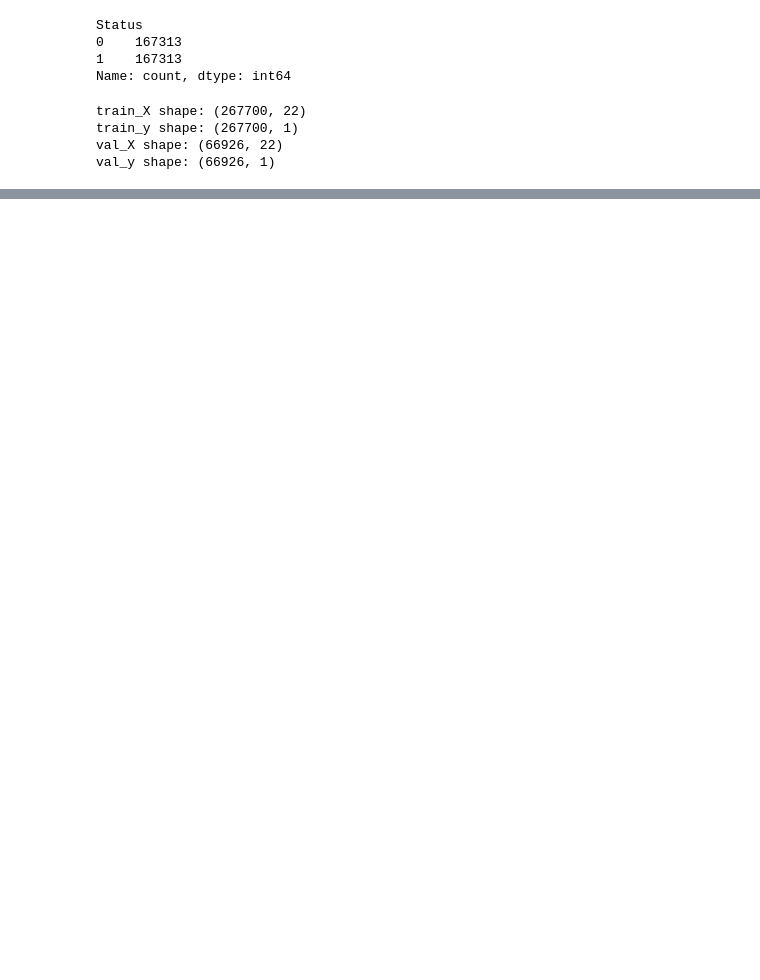
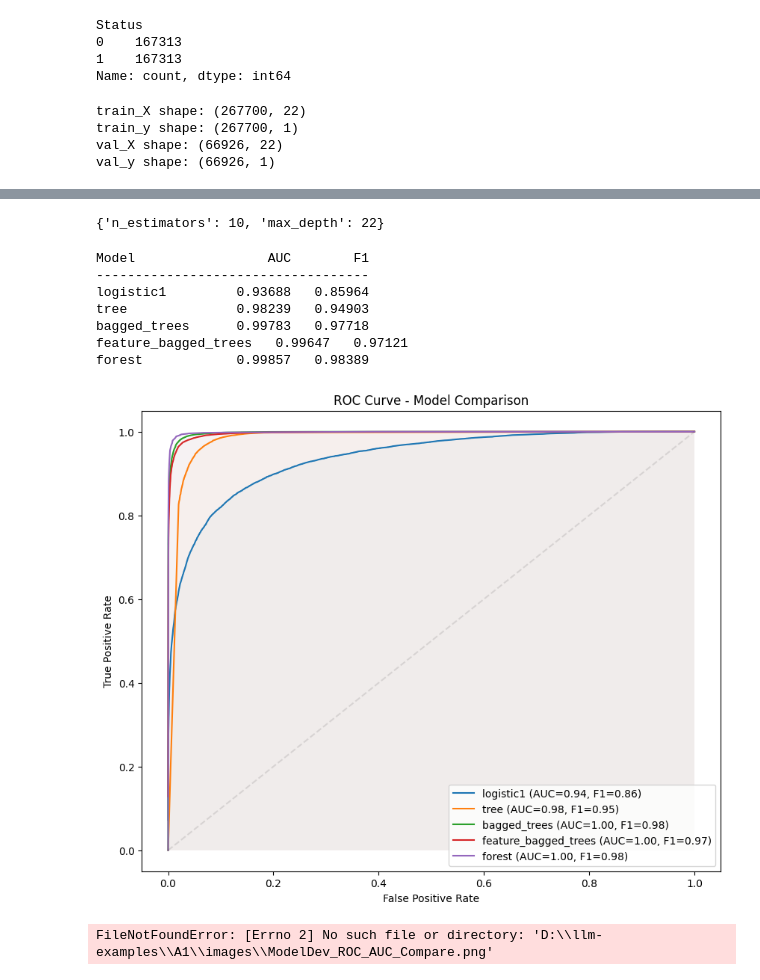
Before and after one commit to NgDK27/ML-A1, a Jupyter notebook: notebooks/3.Model_Building.ipynb, the cells around one changed output, grey strips where cells are left out. Saved outputs shown, nothing was run; the diff lists cells and outputs as text; code cells hidden in the pictures; blank space fills up the shorter version.

Commit message:
Updated model metrics

```diff
--- a/notebooks/3.Model_Building.ipynb
+++ b/notebooks/3.Model_Building.ipynb
@@ -195,37 +218,48 @@ grid_clf.fit(train_X, train_y.values.ravel())
 train_pred_y = grid_clf.predict(train_X)
 val_pred_y = grid_clf.predict(val_X)
 clfs["forest"] = grid_clf
+# %%
+grid_clf.best_params_
+# %% [output]
+{'n_estimators': 10, 'max_depth': 22}
 # %%
 fig, axis = plt.subplots(figsize=(10, 8))
 
 print(f"{'Model':15}{'AUC':>10}{'F1':>10}")
 print("-" * 35)
 for name, clf in clfs.items():
     if name == "logistic2":
         prob_y = clf.predict_proba(val_X_poly2)[:, 1]
         pred_y = clf.predict(val_X_poly2)
     elif name == "logistic3":
         prob_y = clf.predict_proba(val_X_poly3)[:, 1]
         pred_y = clf.predict(val_X_poly3)
-    elif name == "logistic4":
-        prob_y = clf.predict_proba(val_X_poly4)[:, 1]
-        pred_y = clf.predict(val_X_poly4)
     else:
         prob_y = clf.predict_proba(val_X)[:, 1]
         pred_y = clf.predict(val_X)
 
     fpr, tpr, thresholds = roc_curve(val_y, prob_y)
     roc_auc = auc(fpr, tpr)
     sns.lineplot(x=fpr, y=tpr, label=f"{name} (AUC={roc_auc:.2f}, F1={f1_score(val_y, pred_y):.2f})", ax=axis)
     plt.fill_between(fpr, tpr, alpha=0.024)
     print(f"{name:15}{roc_auc:10.5f}{f1_score(val_y, pred_y):10.5f}")
 
 
 plt.plot([0, 1], [0, 1], linestyle="--", color="black", alpha=0.1)
 axis.set_xlabel("False Positive Rate")
 axis.set_ylabel("True Positive Rate")
 axis.set_title("ROC Curve - Model Comparison")
 axis.legend()
 
 plt.show()
 fig.savefig("../images/ModelDev_ROC_AUC_Compare.png", dpi=300)
+# %% [output]
+Model                 AUC        F1
+-----------------------------------
+logistic1         0.93688   0.85964
+tree              0.98239   0.94903
+bagged_trees      0.99783   0.97718
+feature_bagged_trees   0.99647   0.97121
+forest            0.99857   0.98389
+[figure, added]
+FileNotFoundError: [Errno 2] No such file or directory: 'D:\\llm-examples\\A1\\images\\ModelDev_ROC_AUC_Compare.png'
```
Also changed, not shown: parts of 7 cells of this notebook, 2 other files.
